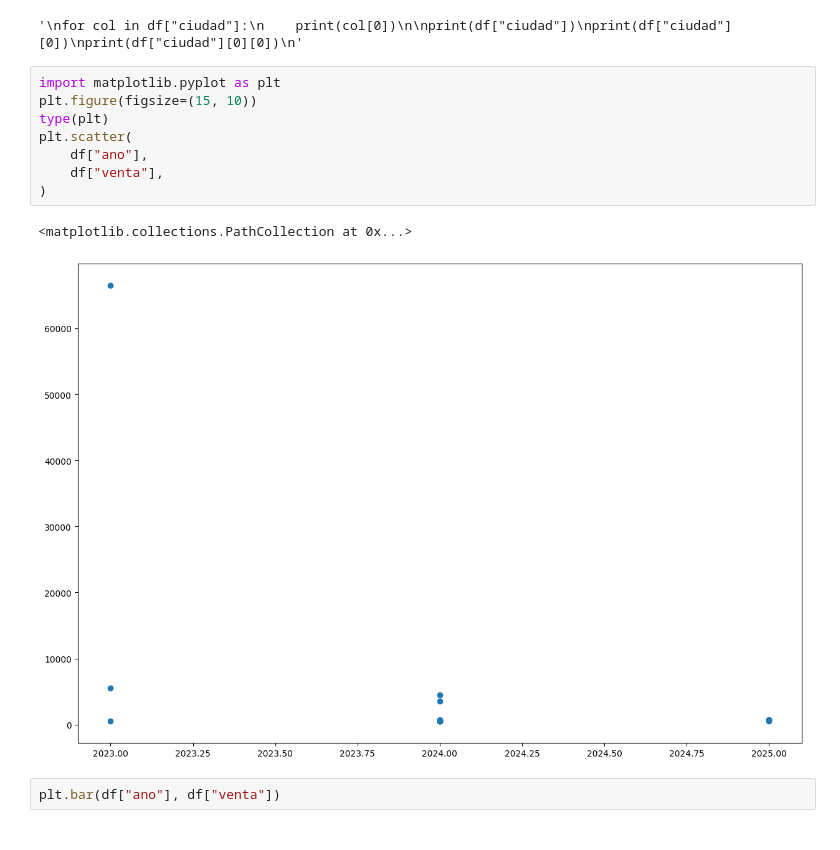
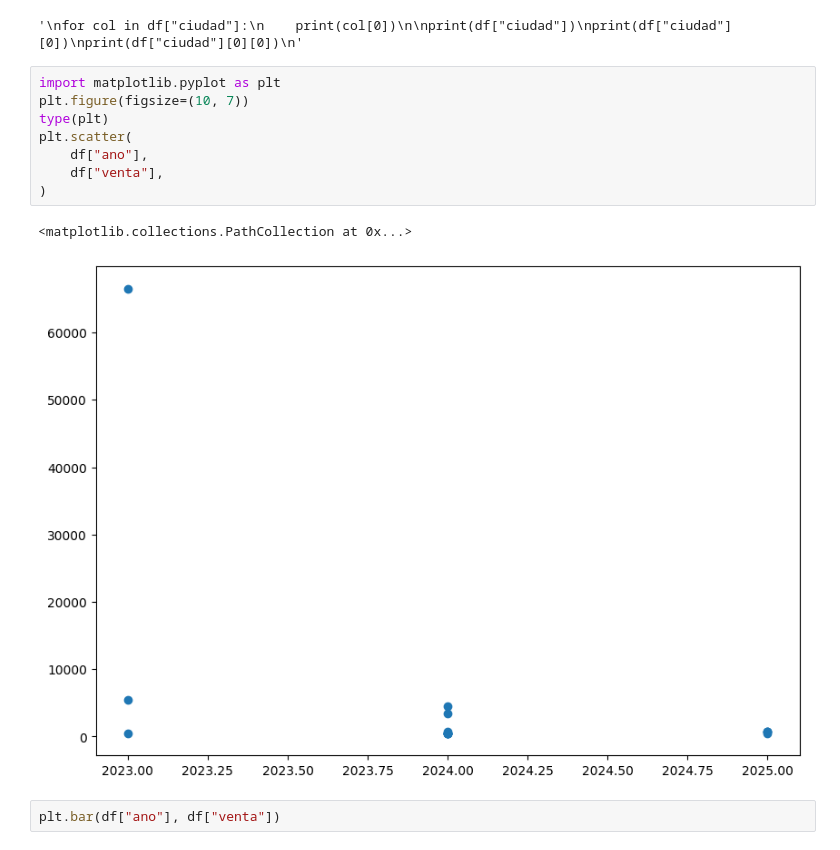
Before and after one commit to Kobakk/ml_comercio, a Jupyter notebook: 4_examanes/ml_examen.ipynb, the cells around one changed output. Drawn from its saved outputs; the diff is of its cells as text.

```diff
--- a/4_examanes/ml_examen.ipynb
+++ b/4_examanes/ml_examen.ipynb
@@ -719,15 +721,15 @@ Ana      23  Madrid       1    700  2025
 '\nfor col in df["ciudad"]:\n    print(col[0])\n\nprint(df["ciudad"])\nprint(df["ciudad"][0])\nprint(df["ciudad"][0][0])\n'
 # %%
 import matplotlib.pyplot as plt
-plt.figure(figsize=(15, 10))
+plt.figure(figsize=(10, 7))
 type(plt)
 plt.scatter(
     df["ano"],
     df["venta"],
 )
 # %% [output]
 <matplotlib.collections.PathCollection at 0x...>
-[figure, old version]
+[figure, new version]
 # %%
 plt.bar(df["ano"], df["venta"])
 # %% [output]
```
Also changed, not shown: parts of 1 cell of this notebook, 4 other files.
